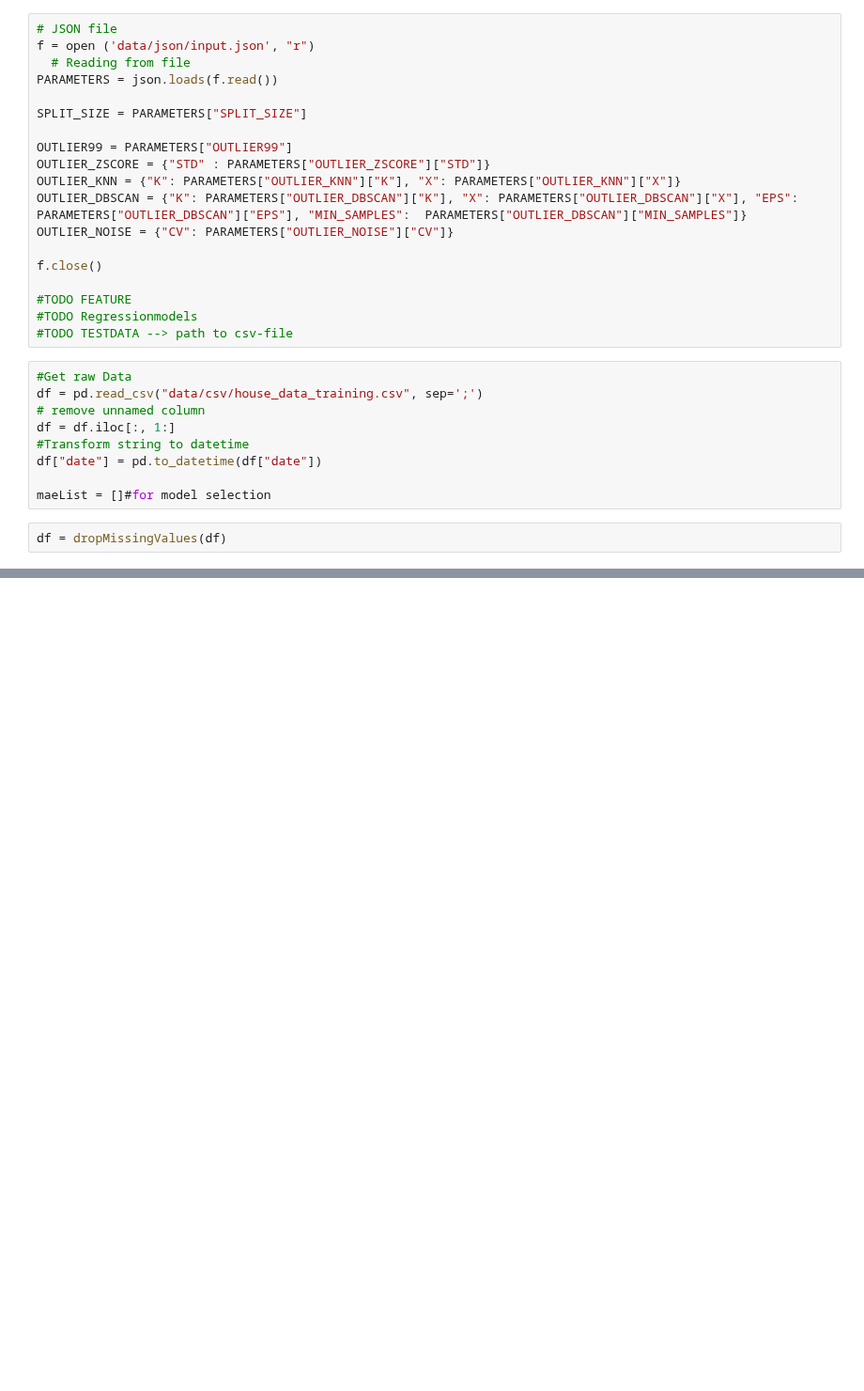
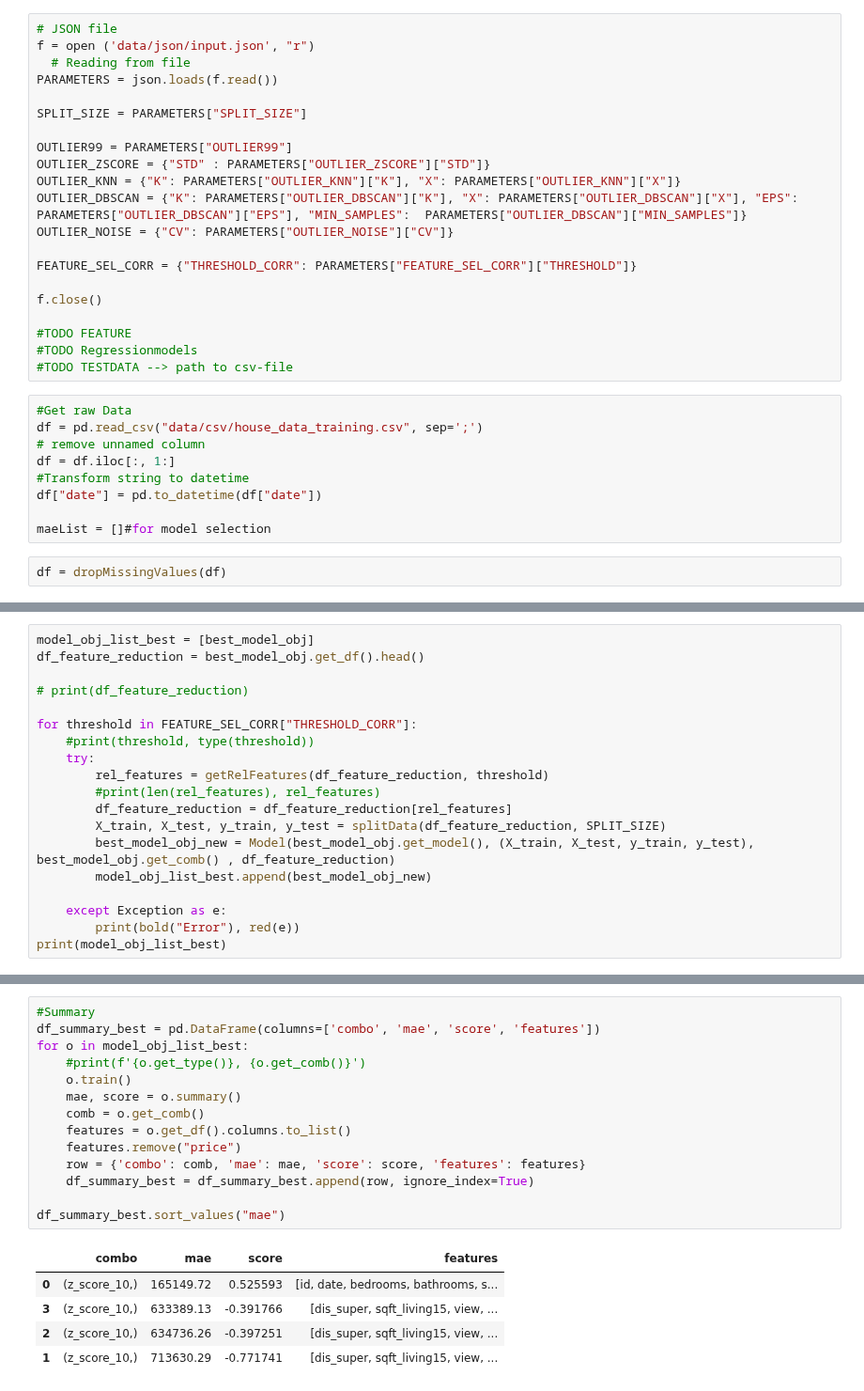
Before and after one commit to robring/advancedDatascience_CaseStudy, a Jupyter notebook: testing.ipynb, the cells around one changed output, grey strips where cells are left out. Shown at 94% size. Drawn from its saved outputs; the diff is of its cells as text; blank space fills up the shorter version.

```diff
--- a/testing.ipynb
+++ b/testing.ipynb
@@ -20,6 +24,8 @@ OUTLIER_KNN = {"K": PARAMETERS["OUTLIER_KNN"]["K"], "X": PARAMETERS["OUTLIER_KNN
 OUTLIER_DBSCAN = {"K": PARAMETERS["OUTLIER_DBSCAN"]["K"], "X": PARAMETERS["OUTLIER_DBSCAN"]["X"], "EPS": PARAMETERS["OUTLIER_DBSCAN"]["EPS"], "MIN_SAMPLES":  PARAMETERS["OUTLIER_DBSCAN"]["MIN_SAMPLES"]}
 OUTLIER_NOISE = {"CV": PARAMETERS["OUTLIER_NOISE"]["CV"]}
 
+FEATURE_SEL_CORR = {"THRESHOLD_CORR": PARAMETERS["FEATURE_SEL_CORR"]["THRESHOLD"]}
+
 f.close()
 
 #TODO FEATURE
@@ -227,0 +201,19 @@ Model: LinearRegression() Combination: ('noise_3',)
+# %%
+model_obj_list_best = [best_model_obj]
+df_feature_reduction = best_model_obj.get_df().head()
+
+# print(df_feature_reduction)
+
+for threshold in FEATURE_SEL_CORR["THRESHOLD_CORR"]:
+    #print(threshold, type(threshold))
+    try:
+        rel_features = getRelFeatures(df_feature_reduction, threshold)
+        #print(len(rel_features), rel_features)
+        df_feature_reduction = df_feature_reduction[rel_features]
+        X_train, X_test, y_train, y_test = splitData(df_feature_reduction, SPLIT_SIZE)
+        best_model_obj_new = Model(best_model_obj.get_model(), (X_train, X_test, y_train, y_test), best_model_obj.get_comb() , df_feature_reduction)
+        model_obj_list_best.append(best_model_obj_new)
+
+    except Exception as e:
+        print(bold("Error"), red(e))
+print(model_obj_list_best)
@@ -227,0 +238,20 @@ Model: LinearRegression() Combination: ('noise_3',)
+# %%
+#Summary
+df_summary_best = pd.DataFrame(columns=['combo', 'mae', 'score', 'features'])
+for o in model_obj_list_best:
+    #print(f'{o.get_type()}, {o.get_comb()}')
+    o.train()
+    mae, score = o.summary()
+    comb = o.get_comb()
+    features = o.get_df().columns.to_list()
+    features.remove("price")
+    row = {'combo': comb, 'mae': mae, 'score': score, 'features': features}
+    df_summary_best = df_summary_best.append(row, ignore_index=True)
+
+df_summary_best.sort_values("mae")
+# %% [output]
+|  | combo | mae | score | features |
+| 0 | (z_score_10,) | 165149.72 | 0.525593 | [id, date, bedrooms, bathrooms, s... |
+| 3 | (z_score_10,) | 633389.13 | -0.391766 | [dis_super, sqft_living15, view, ... |
+| 2 | (z_score_10,) | 634736.26 | -0.397251 | [dis_super, sqft_living15, view, ... |
+| 1 | (z_score_10,) | 713630.29 | -0.771741 | [dis_super, sqft_living15, view, ... |
```
Also changed, not shown: parts of 16 cells of this notebook, 3 other files.
